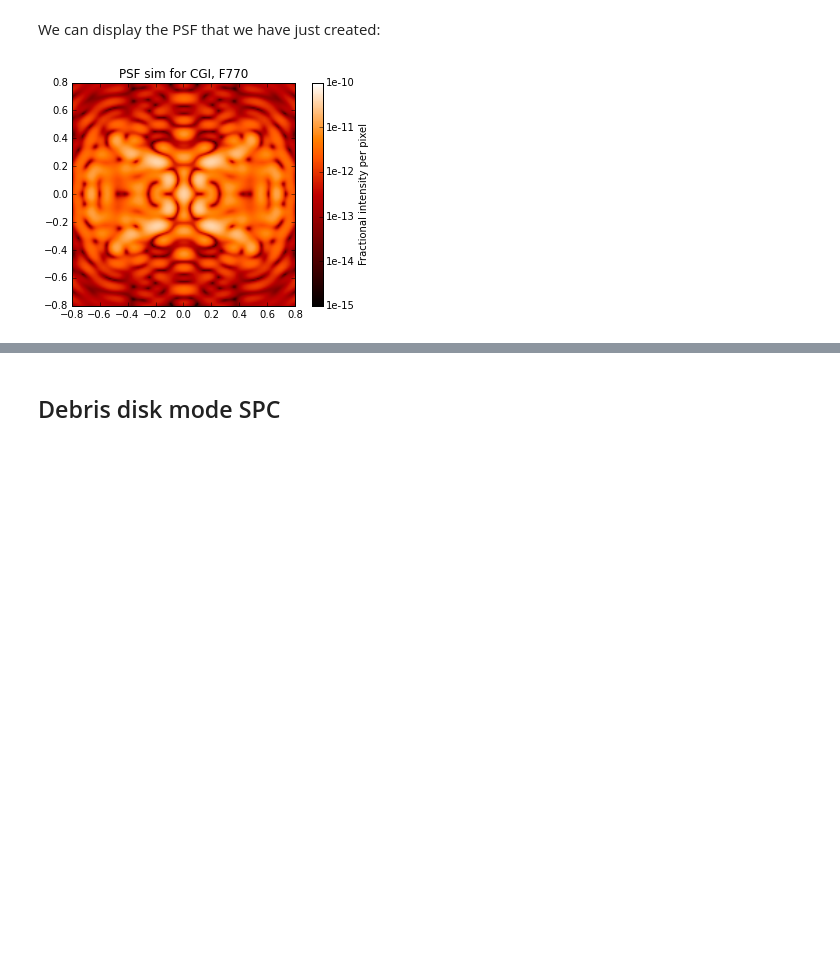
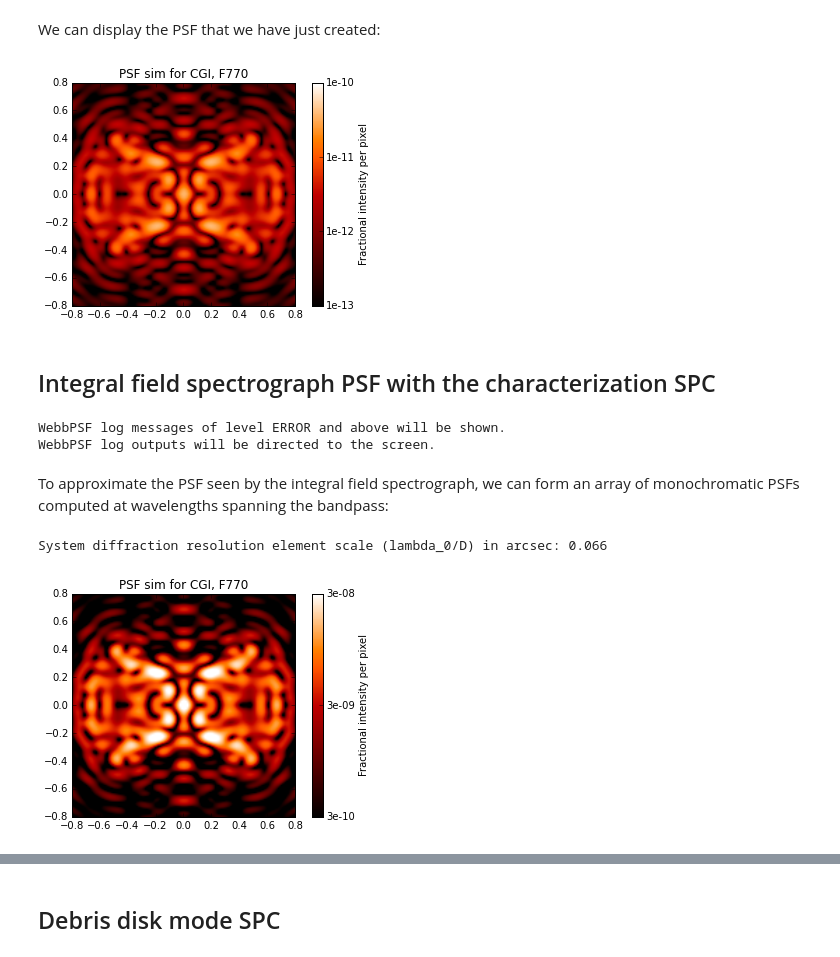
Before and after one commit to spacetelescope/webbpsf, a Jupyter notebook: notebooks/wfirst_cgi_demo.ipynb, the cells around one changed output, grey strips where cells are left out. Cells and saved outputs as stored; diff of their text form; code cells hidden in the pictures; blank space fills up the shorter version.

```diff
--- a/notebooks/wfirst_cgi_demo.ipynb
+++ b/notebooks/wfirst_cgi_demo.ipynb
@@ -78,6 +72,53 @@ WebbPSF log outputs will be directed to the screen.
 # %% [markdown]
 We can display the PSF that we have just created:
 # %%
-webbpsf.display_PSF(monopsf,ext=1,vmin=1e-15, vmax=1e-10)
+webbpsf.display_PSF(monopsf,ext=1,vmin=1e-13, vmax=1e-10)
 # %% [output]
-[figure, old version]
+[figure, new version]
+# %% [markdown]
+## Integral field spectrograph PSF with the characterization SPC
+# %%
+webbpsf.setup_logging('ERROR') # Reduce the verbosity
+# %% [output]
+WebbPSF log messages of level ERROR and above will be shown.
+WebbPSF log outputs will be directed to the screen.
+# %% [markdown]
+To approximate the PSF seen by the integral field spectrograph, we can form an array of monochromatic PSFs computed at wavelengths spanning the bandpass:
+# %%
+Nchan = 15
+centerwave = 770e-9
+wavelens = centerwave*np.linspace(1-0.09,1+0.09,Nchan)
+
+ifs_spc = wfirst.CGI()
+ifs_spc.mode = 'CHARSPC'
+ifs_spc.filter = 'F770'
+
+lamoD_asec = centerwave/(2*ifs_spc.PUPIL_RADIUS) * 180/np.pi * 3600
+print("System diffraction resolution element scale (lambda_0/D) in arcsec: %.3f" % lamoD_asec)
+# %% [output]
+System diffraction resolution element scale (lambda_0/D) in arcsec: 0.066
+# %%
+ifs_spc.options['source_offset_r'] = 0 # arcsec
+ifs_spc.options['source_offset_theta'] = 0 # deg w.r.t. North
+
+ifs_psf_onax = []
+for w in wavelens:
+    psf_onax = ifs_spc.calcPSF(monochromatic=w, fov_pixels=160, oversample=2, display=False)
+    ifs_psf_onax.append(psf_onax)
+# %%
+ifs_spc.options['source_offset_r'] = 0.35 # arcsec
+ifs_spc.options['source_offset_theta'] = -90. # deg w.r.t. North
+ifs_psf_offax = []
+peak_offax = []
+for wi, w in enumerate(wavelens):
+    psf_offax = ifs_spc.calcPSF(monochromatic=w, fov_pixels=160, oversample=2, display=False)
+    ifs_psf_offax.append(psf_offax)
+    peak_offax.append(psf_offax[1].data.max())
+    # Normalize by the off-axis peak to change to units of contrast
+    ifs_psf_onax[wi-1][1].data = ifs_psf_onax[wi-1][1].data/peak_offax[wi-1]
+# %%
+def plt_ifs_psf_onax(wchan):
+    webbpsf.display_PSF(ifs_psf_onax[wchan-1],ext=1,vmin=3e-10,vmax=3e-8);
+ipywidgets.interact(plt_ifs_psf_onax, wchan=(1,Nchan));
+# %% [output]
+[figure, added]
```
Also changed, not shown: parts of 14 cells of this notebook.
